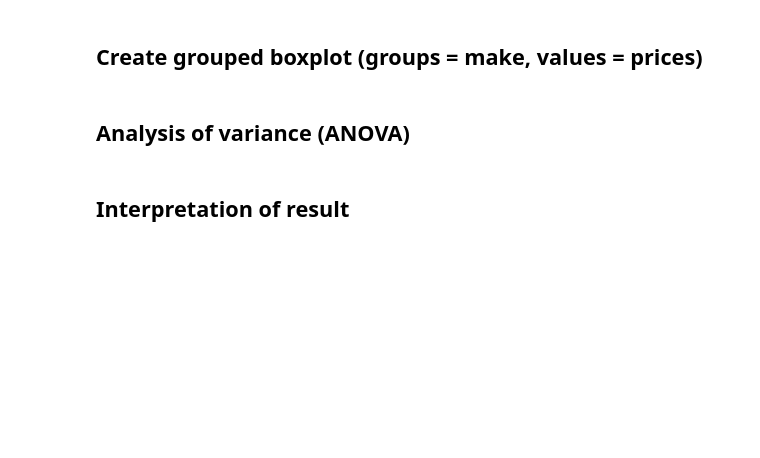
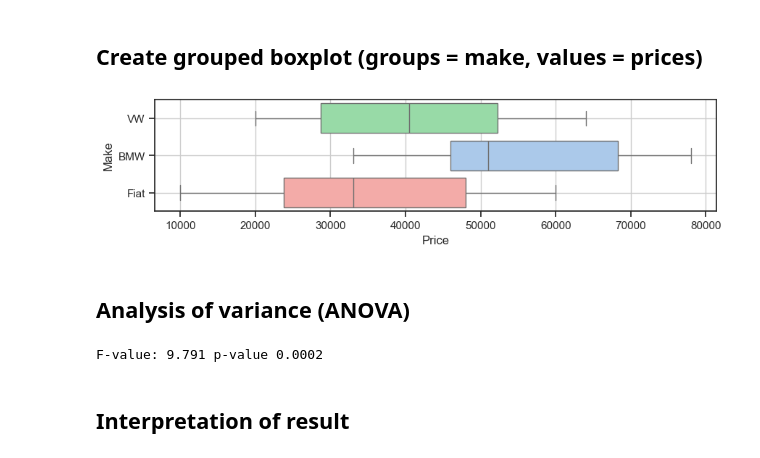
Before and after one commit to mario-gellrich-zhaw/data_analytics, a Jupyter notebook: Week_06/analysis_of_variance_ANOVA.ipynb, the cells around one changed output. Drawn from its saved outputs; the diff is of its cells as text; code cells hidden in the pictures; blank space fills up the shorter version.

```diff
--- a/Week_06/analysis_of_variance_ANOVA.ipynb
+++ b/Week_06/analysis_of_variance_ANOVA.ipynb
@@ -44,14 +61,16 @@ print(table)
 ## Create grouped boxplot (groups = make, values = prices)
 # %%
 # Plot boxplot with groups
-plt.figure(figsize=(8,2))
+plt.figure(figsize=(10,2))
 ax = sns.boxplot(x="Price",
                  y="Make",
-                 palette=['r', 'g', 'b'],
+                 palette=['g', 'b', 'r'],
                  data=df,
                  orient='h')
 plt.grid()
 plt.show()
+# %% [output]
+[figure, added]
 # %% [markdown]
 ## Analysis of variance (ANOVA)
 # %%
@@ -61,12 +80,14 @@ bmw = df.loc[df['Make'] == 'BMW']
 fiat = df.loc[df['Make'] == 'Fiat']
 
 # Create ANOVA
-fvalue, pvalue = stats.f_oneway(vw['Price'],
+fvalue, pvalue_m2 = stats.f_oneway(vw['Price'],
                                 fiat['Price'],
                                 bmw['Price'])
 
 # Print results
-print('F-value:', fvalue.round(3), 'p-value', pvalue.round(4))
+print('F-value:', fvalue.round(3), 'p-value', pvalue_m2.round(4))
+# %% [output]
+F-value: 9.791 p-value 0.0002
 # %% [markdown]
 ## Interpretation of result
 # %% [markdown]
```
Also changed, not shown: parts of 10 cells of this notebook.
